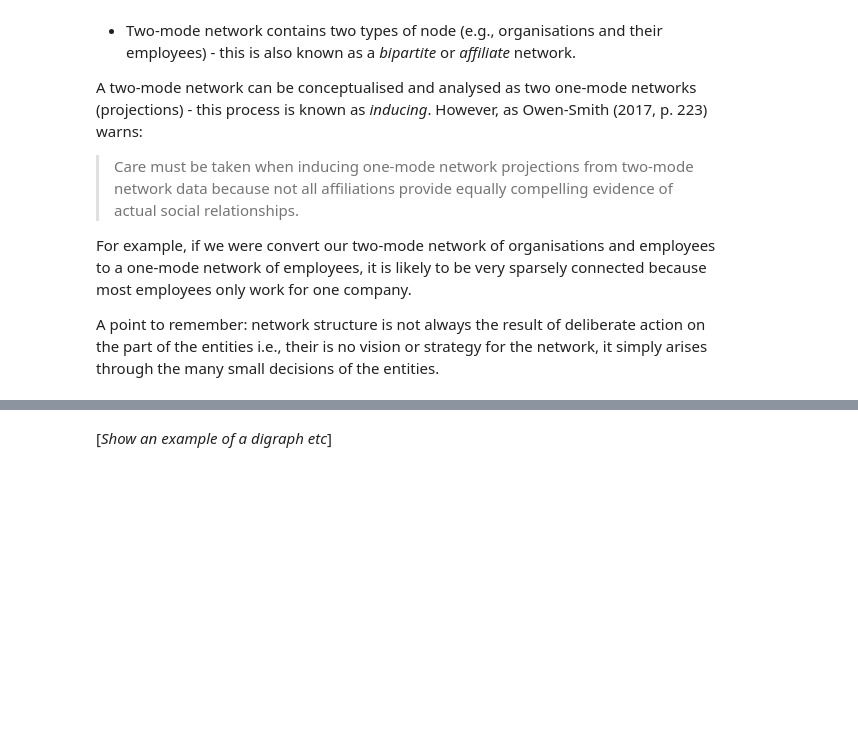
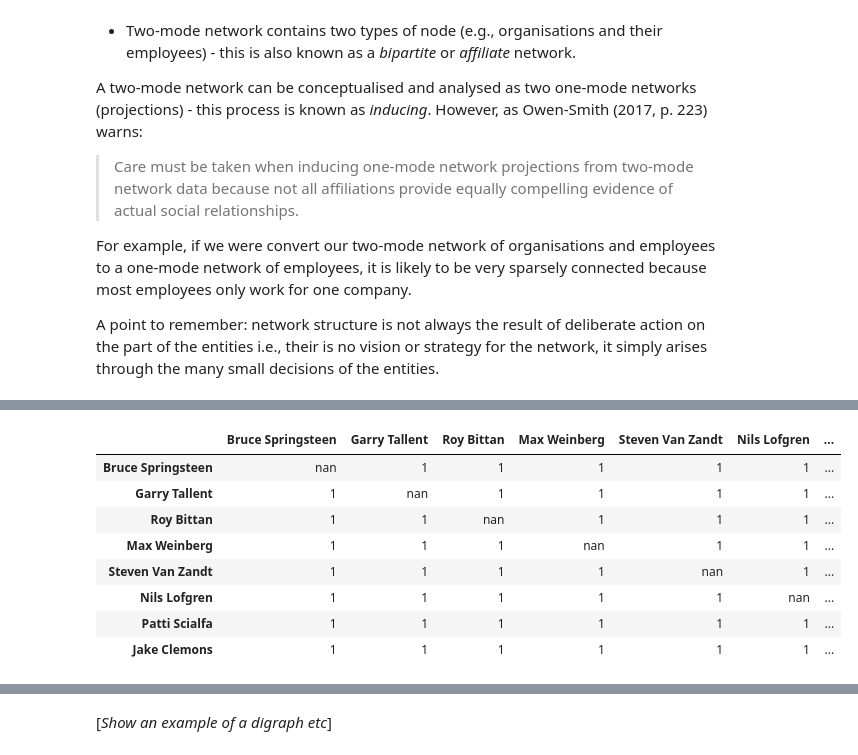
Before and after one commit to UKDataServiceOpen/social-network-analysis, a Jupyter notebook: code/ukds-sna-fundamentals-2020-09-01.ipynb, the cells around one changed output, grey strips where cells are left out. Cells and saved outputs as stored; diff of their text form; code cells hidden in the pictures; blank space fills up the shorter version.

```diff
--- a/code/ukds-sna-fundamentals-2020-09-01.ipynb
+++ b/code/ukds-sna-fundamentals-2020-09-01.ipynb
@@ -215,3 +287,18 @@ Networks can be represented using two main, complementary methods:
+# %%
+# NOT CLEART WHAT'S HAPPENING HERE
+
+estreet_indirect = estreet ** estreet
+estreet_indirect
+# %% [output]
+|  | Bruce Springsteen | Garry Tallent | Roy Bittan | Max Weinberg | Steven Van Zandt | Nils Lofgren | ... |
+| Bruce Springsteen | nan | 1 | 1 | 1 | 1 | 1 | ... |
+| Garry Tallent | 1 | nan | 1 | 1 | 1 | 1 | ... |
+| Roy Bittan | 1 | 1 | nan | 1 | 1 | 1 | ... |
+| Max Weinberg | 1 | 1 | 1 | nan | 1 | 1 | ... |
+| Steven Van Zandt | 1 | 1 | 1 | 1 | nan | 1 | ... |
+| Nils Lofgren | 1 | 1 | 1 | 1 | 1 | nan | ... |
+| Patti Scialfa | 1 | 1 | 1 | 1 | 1 | 1 | ... |
+| Jake Clemons | 1 | 1 | 1 | 1 | 1 | 1 | ... |
 # %% [markdown]
 ### Graphs
 
```
Also changed, not shown: parts of 22 cells of this notebook.
